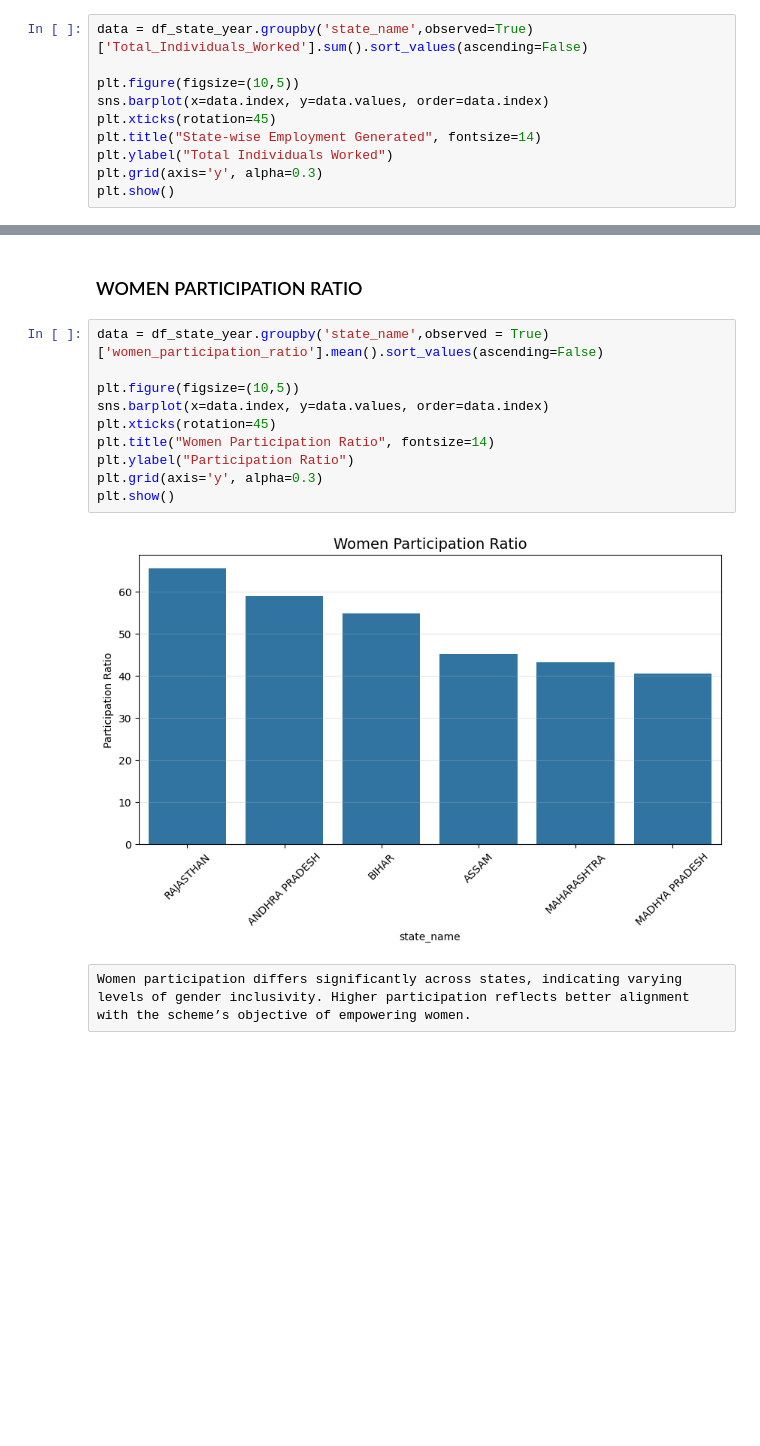
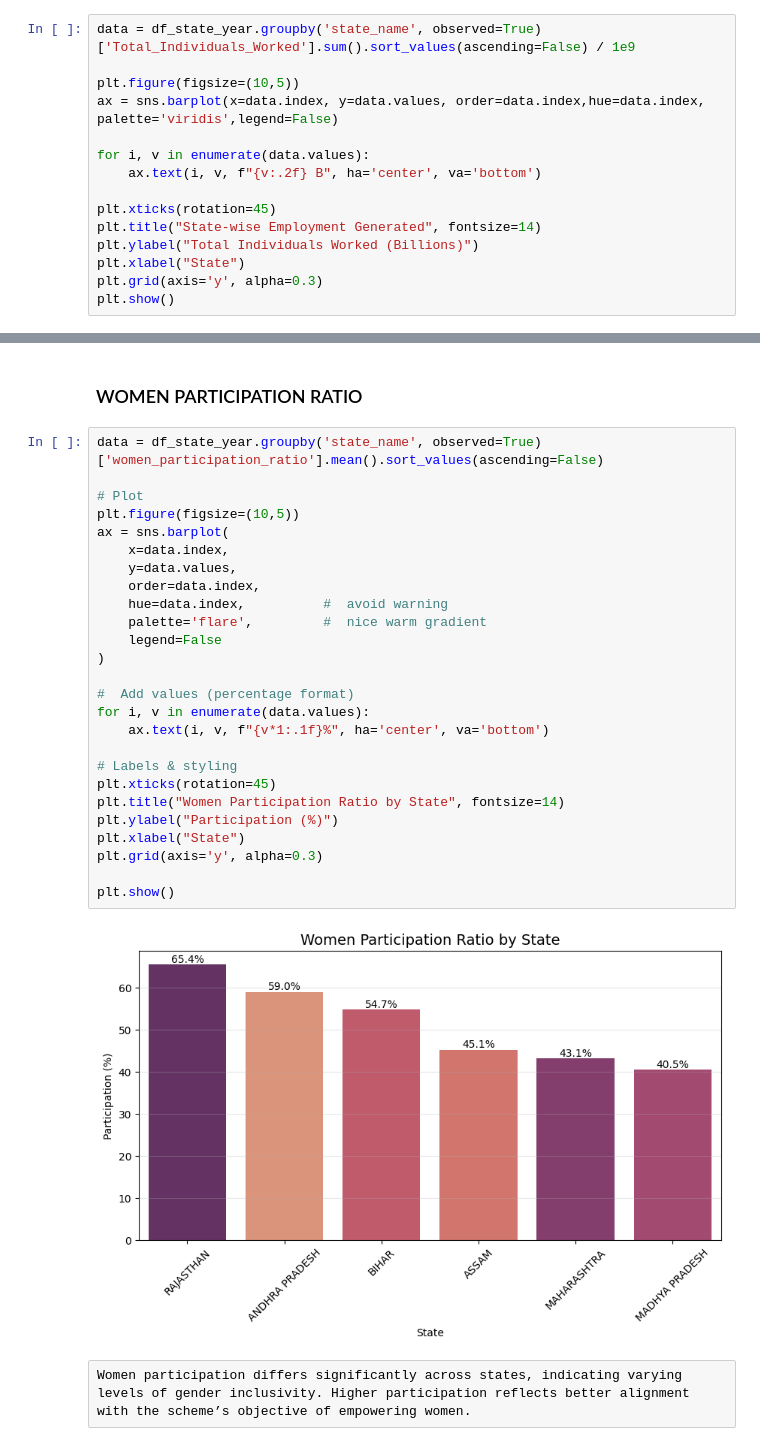
Before and after one commit to Shubhangidixit01/MGNREGA-Data-Analysis, a Jupyter notebook: notebooks/MGNREGA_Analysis.ipynb, the cells around one changed output, grey strips where cells are left out. Saved outputs shown, nothing was run; the diff lists cells and outputs as text; blank space fills up the shorter version.

```diff
--- a/notebooks/MGNREGA_Analysis.ipynb
+++ b/notebooks/MGNREGA_Analysis.ipynb
@@ -1135,13 +1157,18 @@ The distribution of average wage rate per day shows a concentrated range of valu
 # %% [markdown]
 ### STATE-WISE EMPLOYMENT
 # %%
-data = df_state_year.groupby('state_name',observed=True)['Total_Individuals_Worked'].sum().sort_values(ascending=False)
+data = df_state_year.groupby('state_name', observed=True)['Total_Individuals_Worked'].sum().sort_values(ascending=False) / 1e9
 
 plt.figure(figsize=(10,5))
-sns.barplot(x=data.index, y=data.values, order=data.index)
+ax = sns.barplot(x=data.index, y=data.values, order=data.index,hue=data.index, palette='viridis',legend=False)
+
+for i, v in enumerate(data.values):
+    ax.text(i, v, f"{v:.2f} B", ha='center', va='bottom')
+
 plt.xticks(rotation=45)
 plt.title("State-wise Employment Generated", fontsize=14)
-plt.ylabel("Total Individuals Worked")
+plt.ylabel("Total Individuals Worked (Billions)")
+plt.xlabel("State")
 plt.grid(axis='y', alpha=0.3)
 plt.show()
 # %% [output]
@@ -1199,17 +1244,33 @@ Work completion ratios vary across states, reflecting differences in administrat
 # %% [markdown]
 ### WOMEN PARTICIPATION RATIO
 # %%
-data = df_state_year.groupby('state_name',observed = True)['women_participation_ratio'].mean().sort_values(ascending=False)
+data = df_state_year.groupby('state_name', observed=True)['women_participation_ratio'].mean().sort_values(ascending=False)
 
+# Plot
 plt.figure(figsize=(10,5))
-sns.barplot(x=data.index, y=data.values, order=data.index)
+ax = sns.barplot(
+    x=data.index,
+    y=data.values,
+    order=data.index,
+    hue=data.index,          #  avoid warning
+    palette='flare',         #  nice warm gradient
+    legend=False
+)
+
+#  Add values (percentage format)
+for i, v in enumerate(data.values):
+    ax.text(i, v, f"{v*1:.1f}%", ha='center', va='bottom')
+
+# Labels & styling
 plt.xticks(rotation=45)
-plt.title("Women Participation Ratio", fontsize=14)
-plt.ylabel("Participation Ratio")
+plt.title("Women Participation Ratio by State", fontsize=14)
+plt.ylabel("Participation (%)")
+plt.xlabel("State")
 plt.grid(axis='y', alpha=0.3)
+
 plt.show()
 # %% [output]
-[figure, old version]
+[figure, new version]
 # %% [raw]
 Women participation differs significantly across states, indicating varying levels of gender inclusivity. Higher participation reflects better alignment with the scheme’s objective of empowering women.
 # %% [markdown]
```
Also changed, not shown: parts of 20 cells of this notebook.
